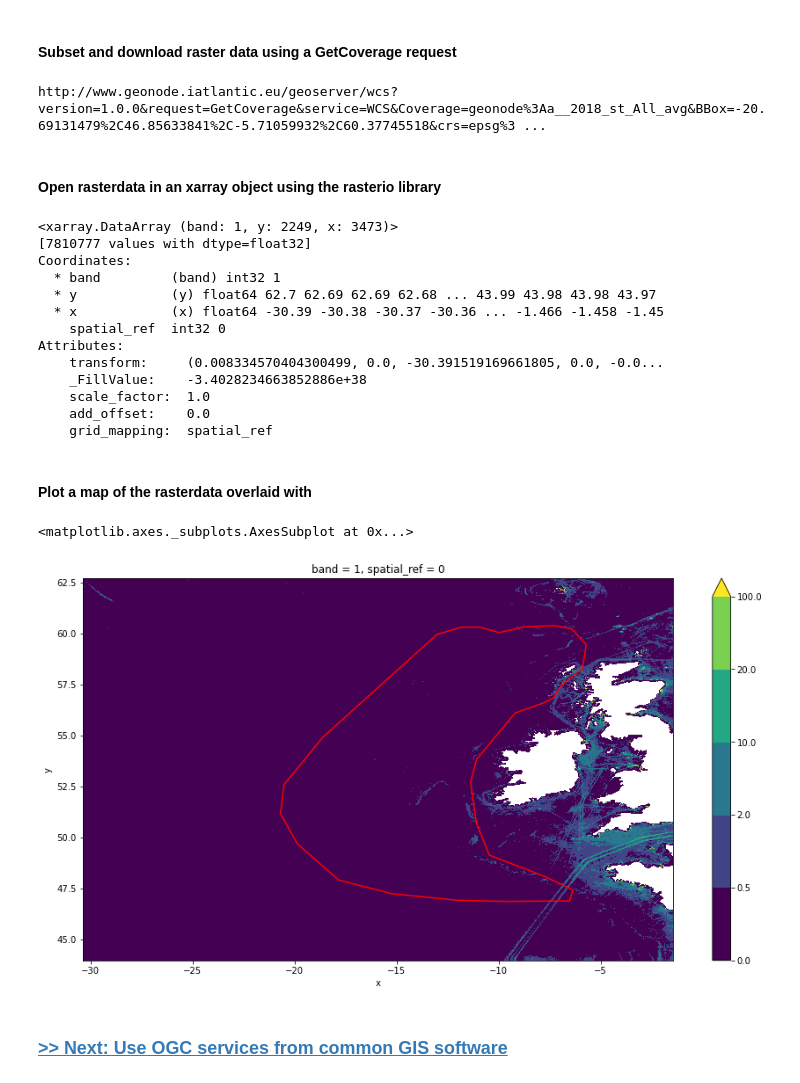
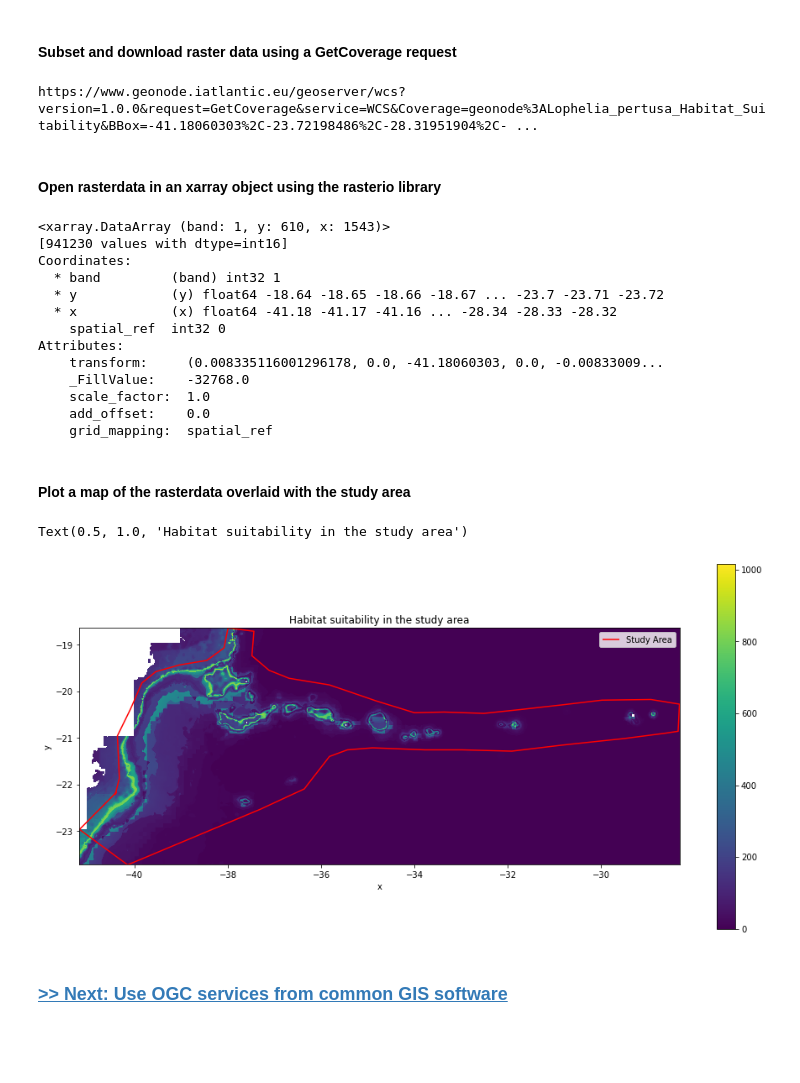
Before and after one commit to iAtlanitcGeoNode/OGC_webservices_workshop, a Jupyter notebook: 3_subset_and_download_data_with_WFS&WCS.ipynb, the cells around one changed output. Saved outputs shown, nothing was run; the diff lists cells and outputs as text; code cells hidden in the pictures; blank space fills up the shorter version.

```diff
--- a/3_subset_and_download_data_with_WFS&WCS.ipynb
+++ b/3_subset_and_download_data_with_WFS&WCS.ipynb
@@ -158,0 +223,13 @@ gdf
+# %%
+dataset = 'geonode:a__11_2020_12_311'
+print(wfs.contents[dataset].title)
+print(wfs.contents[dataset].abstract)
+response = wfs.getfeature(typename=dataset,
+                            outputFormat='application/json')
+# write it to a GeoJson file
+with open(f'data/study_area.json', 'wb') as outfile:
+    outfile.write(response.read())
+response.close()
+# read it into geopandas
+study_area = gpd.read_file('data/study_area.json')
+study_area.plot()
@@ -234,50 +334,50 @@ crs = gdf.crs.srs # get crs of the Study Area file
 # %%
 # GetCoverage request
-response = wcs.getCoverage(identifier='geonode:a__2018_st_All_avg',
+response = wcs.getCoverage(identifier=dataset,
                            format='GeoTIFF',
                            bbox=bbox,
                            crs=crs,
                            resx=0.00833333,resy=0.00833333,
-                           interpolation='nearest neighbor')
+                           interpolation='bicubic')
 print(response.geturl())
-with open('data/vessel_density.tif','wb') as outfile:
+with open(f'data/{dataset.replace(":","_")}.tif','wb') as outfile:
     outfile.write(response.read())
 # %% [output]
-http://www.geonode.iatlantic.eu/geoserver/wcs?version=1.0.0&request=GetCoverage&service=WCS&Coverage=geonode%3Aa__2018_st_All_avg&BBox=-20.69131479%2C46.85633841%2C-5.71059932%2C60.37745518&crs=epsg%3 ...
+https://www.geonode.iatlantic.eu/geoserver/wcs?version=1.0.0&request=GetCoverage&service=WCS&Coverage=geonode%3ALophelia_pertusa_Habitat_Suitability&BBox=-41.18060303%2C-23.72198486%2C-28.31951904%2C- ...
 # %% [markdown]
 #### Open rasterdata in an xarray object using the rasterio library
 # %%
 import rioxarray
-rds = rioxarray.open_rasterio('data/vessel_density.tif')
-rds
+rasterdata = rioxarray.open_rasterio(f'data/{dataset.replace(":","_")}.tif')
+rasterdata
 # %% [output]
-<xarray.DataArray (band: 1, y: 2249, x: 3473)>
-[7810777 values with dtype=float32]
+<xarray.DataArray (band: 1, y: 610, x: 1543)>
+[941230 values with dtype=int16]
 Coordinates:
   * band         (band) int32 1
-  * y            (y) float64 62.7 62.69 62.69 62.68 ... 43.99 43.98 43.98 43.97
-  * x            (x) float64 -30.39 -30.38 -30.37 -30.36 ... -1.466 -1.458 -1.45
+  * y            (y) float64 -18.64 -18.65 -18.66 -18.67 ... -23.7 -23.71 -23.72
+  * x            (x) float64 -41.18 -41.17 -41.16 ... -28.34 -28.33 -28.32
     spatial_ref  int32 0
 Attributes:
-    transform:     (0.008334570404300499, 0.0, -30.391519169661805, 0.0, -0.0...
-    _FillValue:    -3.4028234663852886e+38
+    transform:     (0.008335116001296178, 0.0, -41.18060303, 0.0, -0.00833009...
+    _FillValue:    -32768.0
     scale_factor:  1.0
     add_offset:    0.0
     grid_mapping:  spatial_ref
 # %% [markdown]
-#### Plot a map of the rasterdata overlaid with
+#### Plot a map of the rasterdata overlaid with the study area
 # %%
-%matplotlib inline
-from matplotlib import pyplot as plt
 # mask with the nodata value
-masked_rds = rds.where(rds != rds._FillValue)
+masked_rasterdata = rasterdata.where(rasterdata != rasterdata._FillValue)
 fig = plt.figure(figsize=(16,8))
 ax = fig.add_subplot(111)
-masked_rds.plot(ax = ax, levels = [0,0.5,2,10,20,100]) # plot raster data
-gdf[gdf.sa == 2].boundary.plot(ax=ax, color=None, edgecolor = 'red') # plot study areas
+masked_rasterdata.plot(ax = ax, label = "Habitat Suitability Index") # plot raster data
+study_area.boundary.plot(ax=ax, color=None, edgecolor = 'red', label = 'Study Area') # plot study areas
+ax.legend()
+ax.set_title('Habitat suitability in the study area')
 # %% [output]
-<matplotlib.axes._subplots.AxesSubplot at 0x...>
+Text(0.5, 1.0, 'Habitat suitability in the study area')
-[figure, old version]
+[figure, new version]
 # %% [markdown]
 ### [>> Next: Use OGC services from common GIS software](./4_OGC_services_from_common_GIS_software.ipynb)
 # %% [markdown]
```
Also changed, not shown: parts of 18 cells of this notebook, 6 other files.
